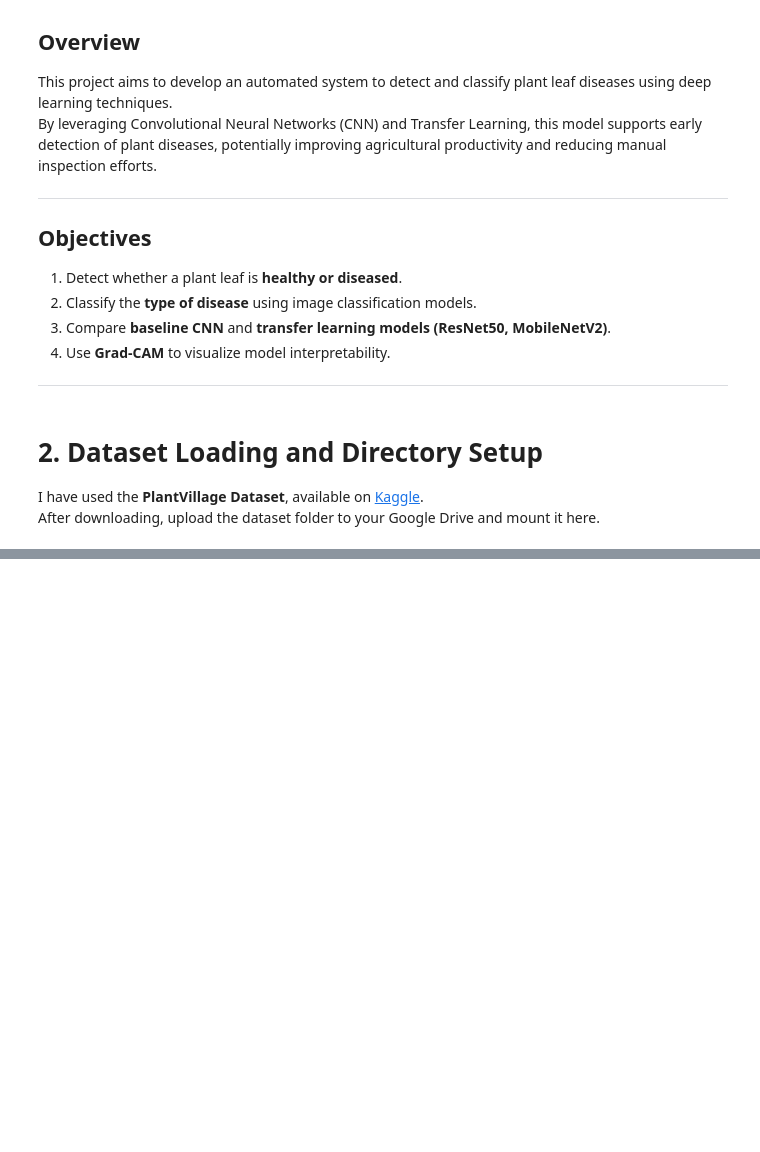
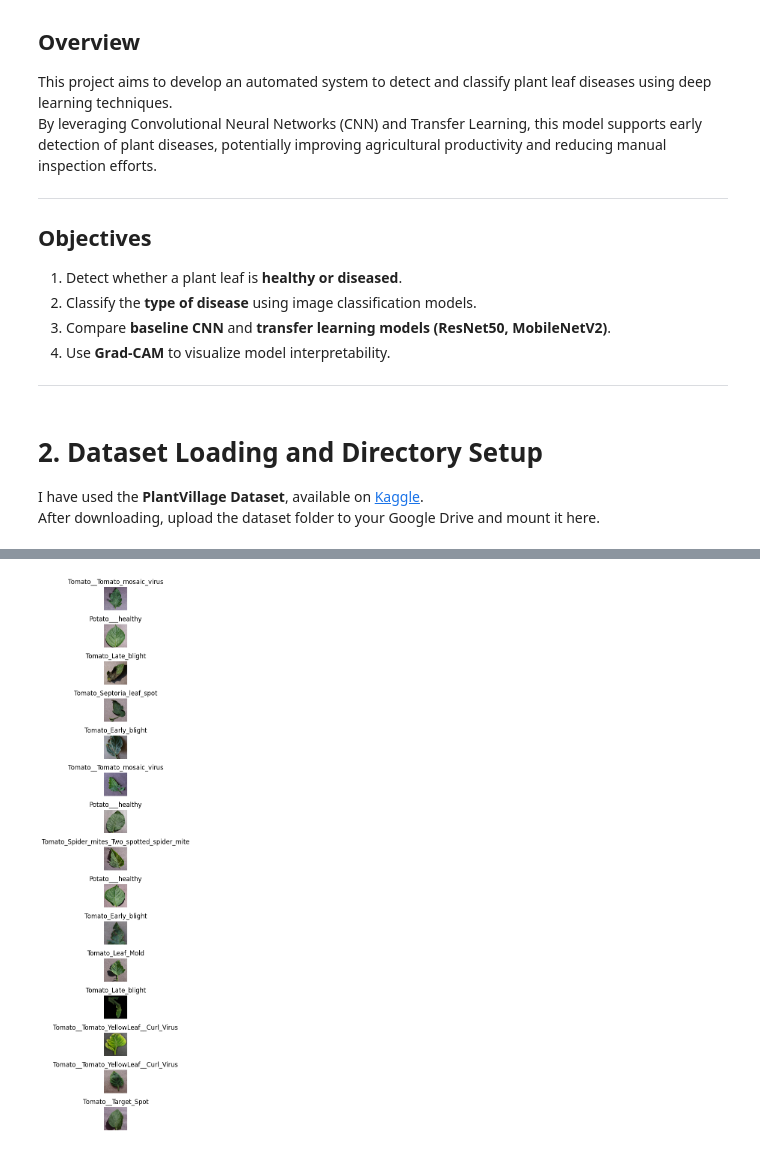
Before and after one commit to SamikshKodgire/AAI521_SmartVisionAgri, a Jupyter notebook: AAI_521_SKodgire_FinalProject.ipynb, the cells around one changed output, grey strips where cells are left out. Cells and saved outputs as stored; diff of their text form; code cells hidden in the pictures; blank space fills up the shorter version.

```diff
--- a/AAI_521_SKodgire_FinalProject.ipynb
+++ b/AAI_521_SKodgire_FinalProject.ipynb
@@ -91,0 +52,12 @@ MessageError: Error: credential propagation was unsuccessful
+# %%
+# Mount Google Drive (if using Colab)
+from google.colab import drive
+drive.mount('/content/drive')
+
+# Example path (update this to your dataset path)
+data_dir = '/content/drive/MyDrive/FinalProject_AAI521/PlantVillage/'
+
+# Verify structure
+import os
+for folder in os.listdir(data_dir):
+    print(folder)
@@ -91,0 +85,8 @@ MessageError: Error: credential propagation was unsuccessful
+# %%
+# Confirm dataset path
+print("Dataset directory:", data_dir)
+
+# List class folders
+classes = sorted([c for c in os.listdir(data_dir) if os.path.isdir(os.path.join(data_dir, c))])
+print(f"Total classes found: {len(classes)}")
+classes[:10]
@@ -91,0 +157,34 @@ MessageError: Error: credential propagation was unsuccessful
+# %%
+# ============================================
+# 📸 Display Sample Images (Safe Version)
+# ============================================
+
+plt.figure(figsize=(20, 15))
+
+for i in range(15):
+    # randomly select a class
+    cls = random.choice(classes)
+
+    # collect ALL possible image extensions
+    images = []
+    for ext in image_extensions:
+        images.extend(glob.glob(os.path.join(data_dir, cls, ext)))
+
+    # skip class folders with no images
+    if len(images) == 0:
+        print(f" No images in class: {cls} — skipping.")
+        continue
+
+    # choose random image
+    img_path = random.choice(images)
+    img = plt.imread(img_path)
+
+    plt.subplot(15, 1, i + 1)
+    plt.imshow(img)
+    plt.title(cls)
+    plt.axis("off")
+
+plt.tight_layout()
+plt.show()
+# %% [output]
+[figure, added]
```
Also changed, not shown: parts of 26 cells of this notebook.
